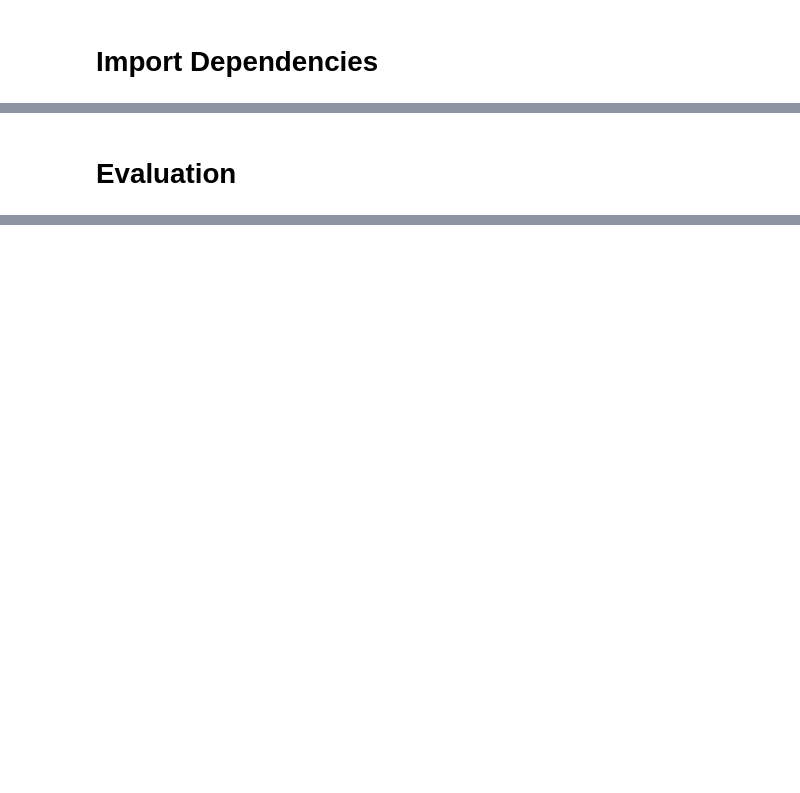
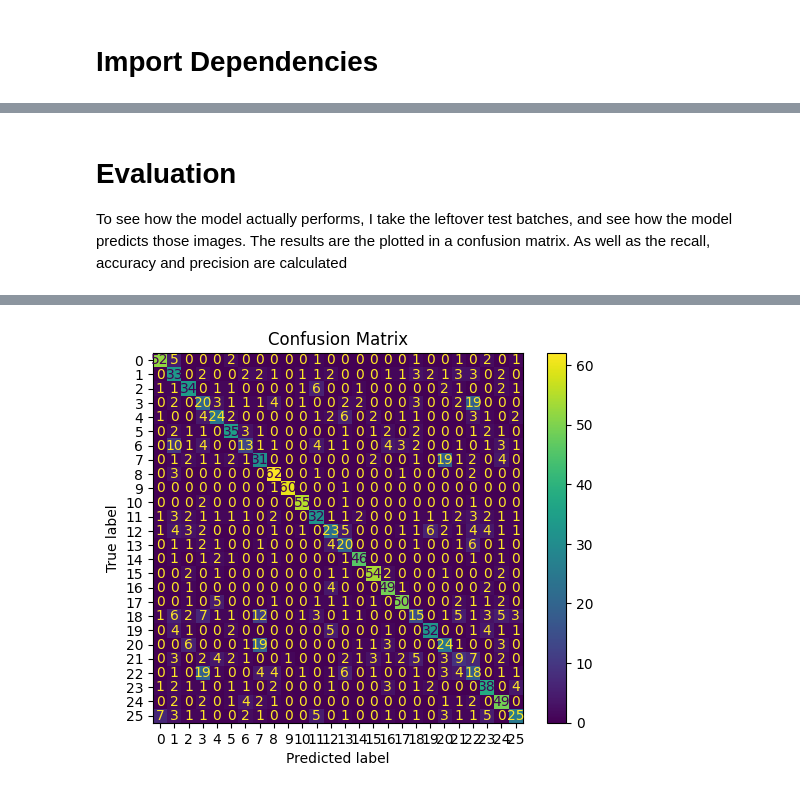
Before and after one commit to Bajtinus/ML-Project, a Jupyter notebook: Project/CNN.ipynb, the cells around one changed output, grey strips where cells are left out. Drawn from its saved outputs; the diff is of its cells as text; code cells hidden in the pictures; blank space fills up the shorter version.

```diff
--- a/Project/CNN.ipynb
+++ b/Project/CNN.ipynb
@@ -113,6 +122,6 @@ Model: "sequential_8"
 # %%
 tb_callback = tf.keras.callbacks.TensorBoard(log_dir=logs_dir, histogram_freq=1)
 
-hist = model.fit(train, epochs=10, validation_data=val, verbose=2, callbacks=[tb_callback])
-model.save("models/test.keras")
+hist = model.fit(train, epochs=20, validation_data=val, verbose=2, callbacks=[tb_callback])
+model.save("models/2_conv_9x9_filter.keras")
 # %% [output]
@@ -153,6 +161,26 @@ plt.show()
 # %% [markdown]
 # Evaluation
+To see how the model actually performs, I take the leftover test batches, and see how the model predicts those images. The results are the plotted in a confusion matrix. As well as the recall, accuracy and precision are calculated
 # %%
 pre = Precision()
 re = Recall()
 acc = BinaryAccuracy()
+
+y_true = []
+y_pred = []
+
+for batch in test.as_numpy_iterator():
+    X, y = batch
+    yhat = model.predict(X)
+    pre.update_state(y, yhat)
+    re.update_state(y, yhat)
+    acc.update_state(y, yhat)
+    y_true.extend(np.argmax(y, axis=1))
+    y_pred.extend(np.argmax(yhat, axis=1))
+print(f"Precision: {pre.result().numpy():.2f}, Recall: {re.result().numpy():.2f}, Accuracy: {acc.result().numpy():.2f}")
+cm = confusion_matrix(y_true, y_pred)
+disp = ConfusionMatrixDisplay(confusion_matrix=cm)
+disp.plot(cmap='viridis')
+plt.title('Confusion Matrix')
+plt.show()
+# %% [output]
@@ -158,0 +204 @@ acc = BinaryAccuracy()
+[figure, added]
```
Also changed, not shown: parts of 23 cells of this notebook, 4 other files.
